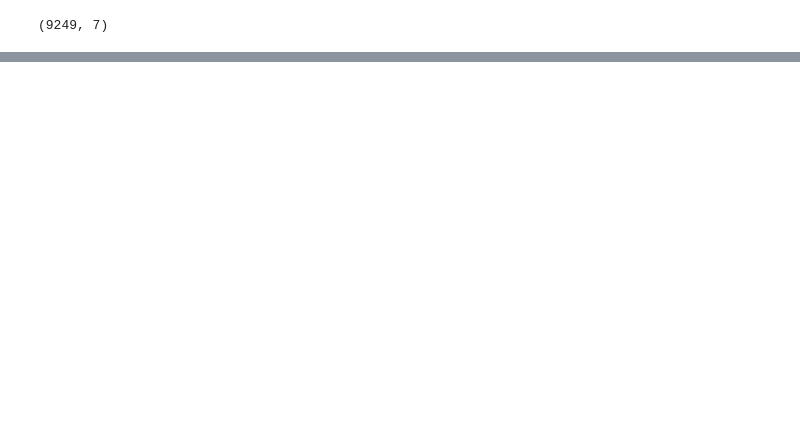
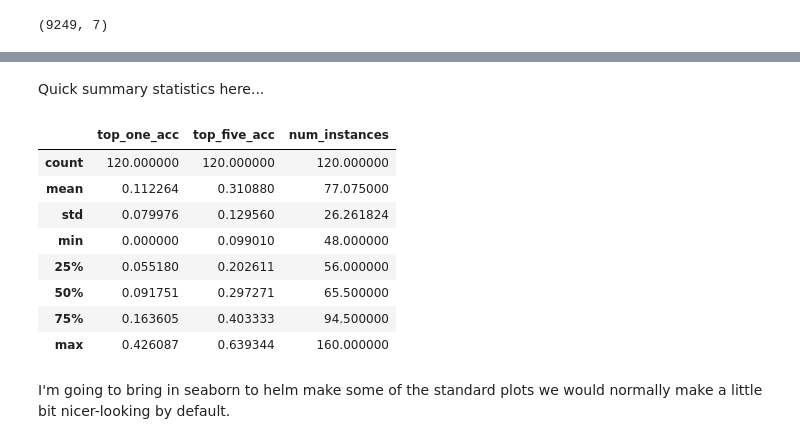
Before and after one commit to ZombieSocrates/ml-udacity-capstone, a Jupyter notebook: 2-CNN_From_Scratch.ipynb, the cells around one changed output, grey strips where cells are left out. Cells and saved outputs as stored; diff of their text form; code cells hidden in the pictures; blank space fills up the shorter version.

```diff
--- a/2-CNN_From_Scratch.ipynb
+++ b/2-CNN_From_Scratch.ipynb
@@ -500,0 +405,16 @@ test_df.top_five_acc.sum() / len(test_df)
+# %% [markdown]
+Quick summary statistics here...
+# %%
+acc_by_breed.describe()
+# %% [output]
+|  | top_one_acc | top_five_acc | num_instances |
+| count | 120.000000 | 120.000000 | 120.000000 |
+| mean | 0.112264 | 0.310880 | 77.075000 |
+| std | 0.079976 | 0.129560 | 26.261824 |
+| min | 0.000000 | 0.099010 | 48.000000 |
+| 25% | 0.055180 | 0.202611 | 56.000000 |
+| 50% | 0.091751 | 0.297271 | 65.500000 |
+| 75% | 0.163605 | 0.403333 | 94.500000 |
+| max | 0.426087 | 0.639344 | 160.000000 |
+# %% [markdown]
+I'm going to bring in seaborn to helm make some of the standard plots we would normally make a little bit nicer-looking by default.
```
Also changed, not shown: parts of 105 cells of this notebook.
